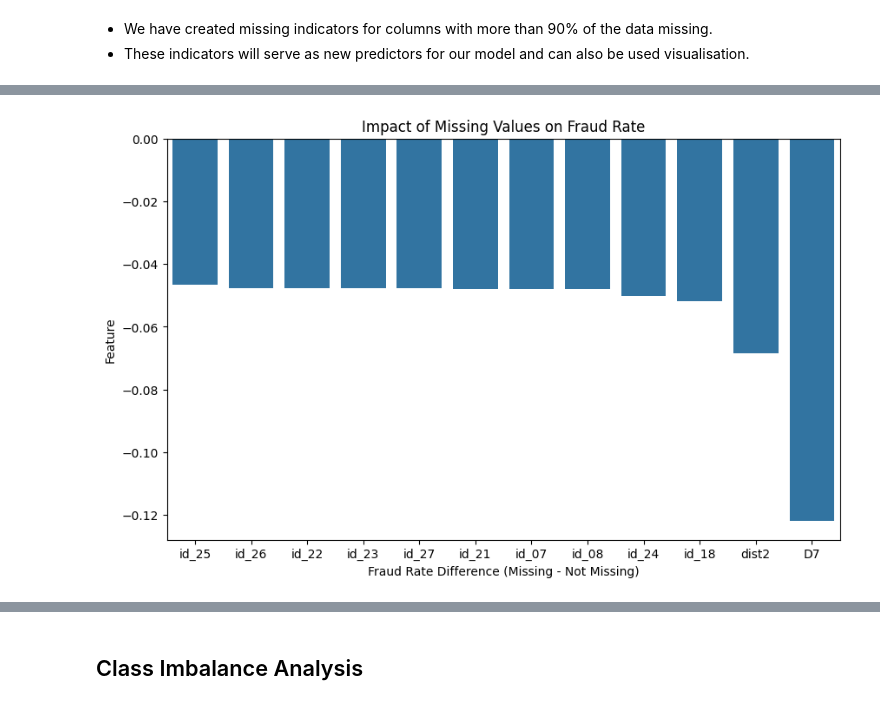
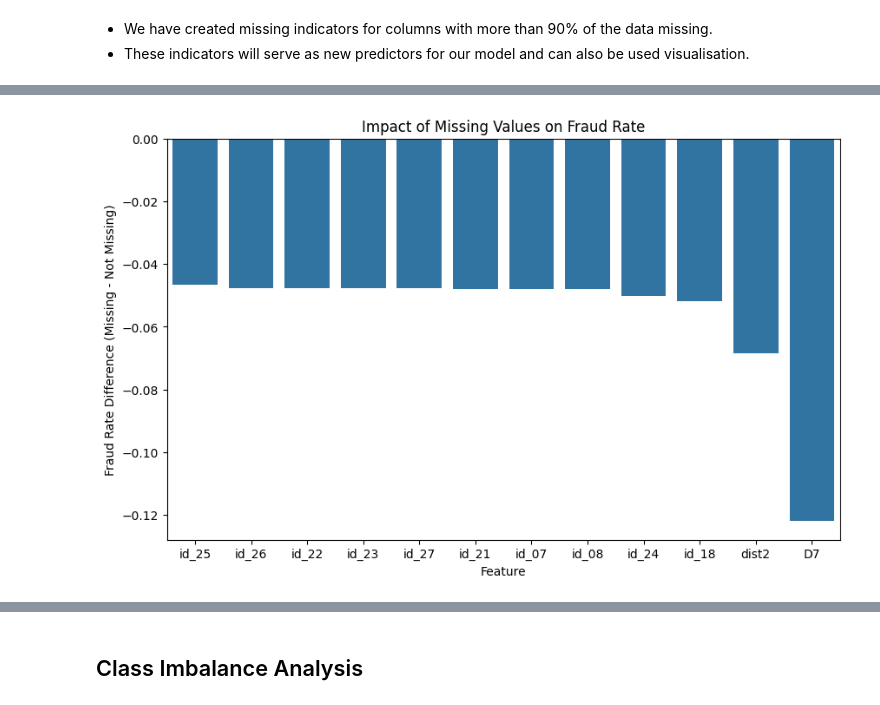
Before and after one commit to Mansi-Jadhav/End-to-End-Fraud-Detection, a Jupyter notebook: 1. EDA.ipynb, the cells around one changed output, grey strips where cells are left out. Cells and saved outputs as stored; diff of their text form; code cells hidden in the pictures.

```diff
--- a/1. EDA.ipynb
+++ b/1. EDA.ipynb
@@ -331,15 +339,15 @@ missing_analysis
 # %%
 plt.figure(figsize=(10,6))
 
 sns.barplot(
     data=missing_analysis,
     x='column',
     y='difference'
 )
 
 plt.title('Impact of Missing Values on Fraud Rate')
-plt.xlabel('Fraud Rate Difference (Missing - Not Missing)')
-plt.ylabel('Feature')
+plt.xlabel('Feature')
+plt.ylabel('Fraud Rate Difference (Missing - Not Missing)')
 plt.show()
 # %% [output]
-[figure, old version]
+[figure, new version]
```
Also changed, not shown: parts of 50 cells of this notebook.
